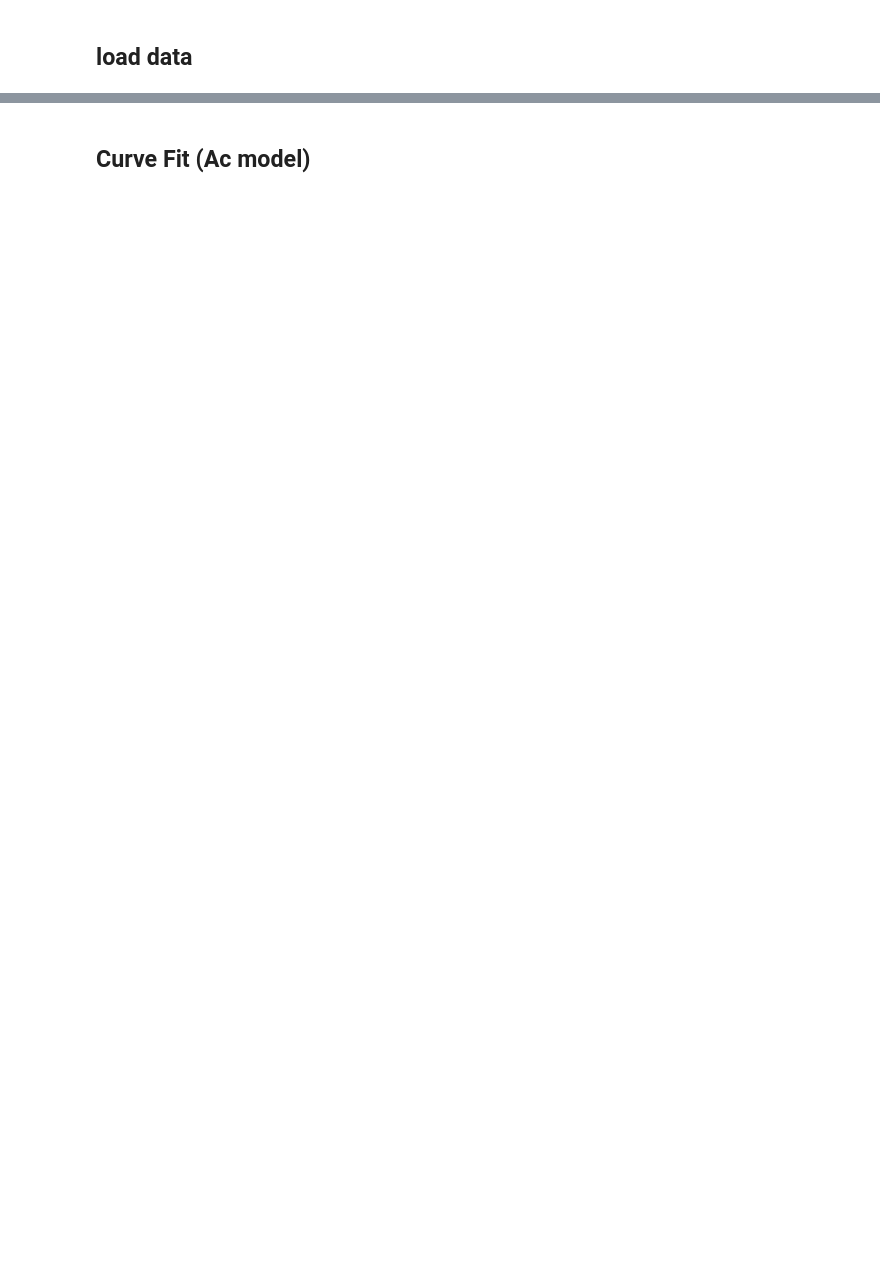
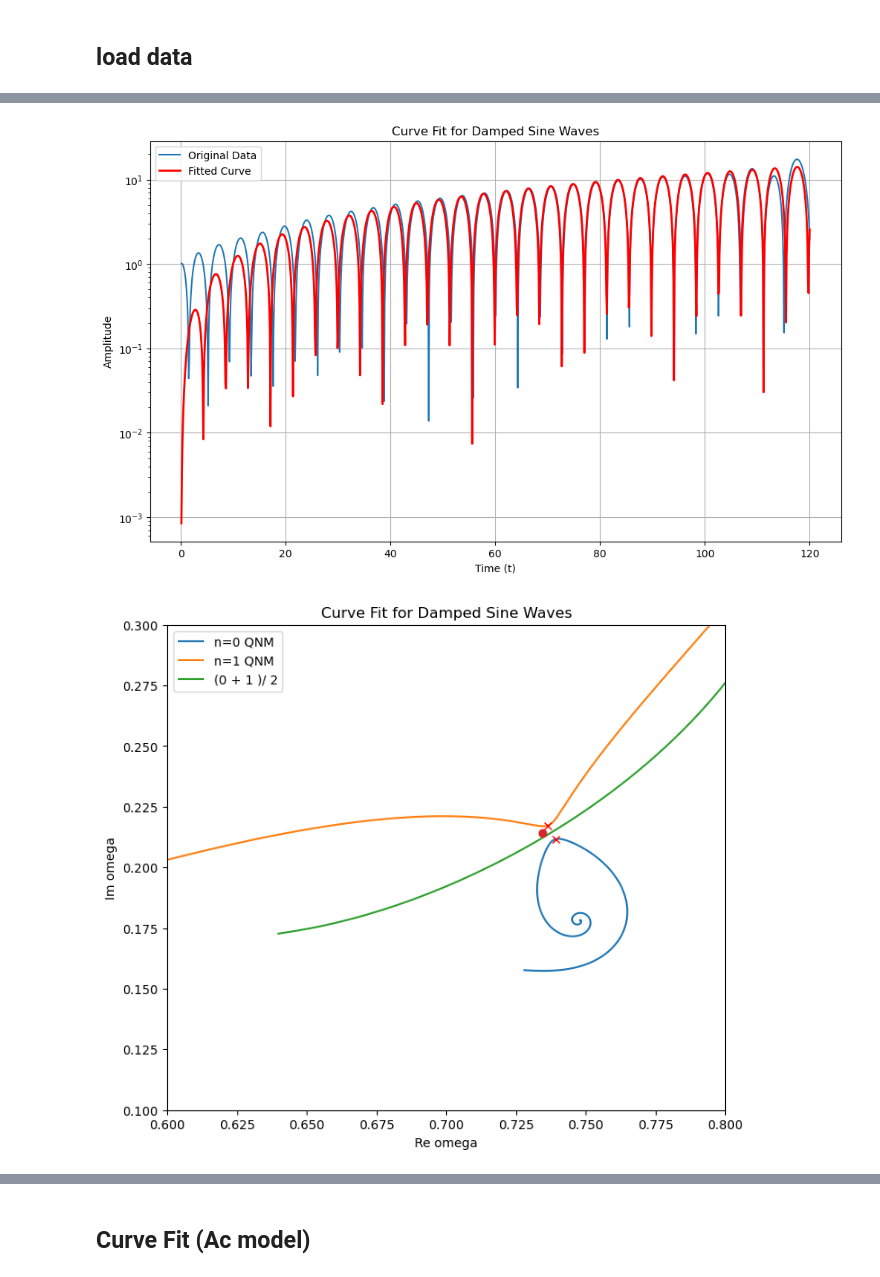
Before and after one commit to keiichirokubota/varpro, a Jupyter notebook: varpro.ipynb, the cells around one changed output, grey strips where cells are left out. Saved outputs shown, nothing was run; the diff lists cells and outputs as text; code cells hidden in the pictures; blank space fills up the shorter version.

```diff
--- a/varpro.ipynb
+++ b/varpro.ipynb
@@ -316,0 +336,77 @@ Animation 'animation_curve_fit_2QNM.gif' created successfully!
+# %%
+import numpy as np
+from scipy.optimize import curve_fit
+import matplotlib.pyplot as plt
+
+def fit_func(t, A2, A4, lambda1, omega1):
+    return ( A2 * t ) * np.exp(lambda1 * t) * np.sin(omega1 * t ) + ( A4 * t ) * np.exp(lambda1 * t) * np.sin(omega1 * t )
+
+
+# --- 2. カーブフィッティングの実行 ---
+# パラメータの初期推測値 (p0)
+# 良い初期値を与えることがフィッティング成功の鍵となります。
+# データを見て、おおよその値を推測します。
+initial_guess = [
+    1.0,  # A2
+    1.0,  # A4
+    # - (0.21443992534365 - damping_factor), # lambda1
+    # 0.737755493353,  # omega1
+    - ( 0.1779 - damping_factor), # lambda1
+    0.74734  # omega1
+]
+
+# パラメータの境界 (bounds) を設定 (オプションですが推奨)
+# A > 0, lambda < 0 など、物理的な制約を設けることで収束しやすくなります。
+bounds = (
+    [-np.inf, -np.inf, -np.inf, -2*np.pi,], # 下限
+    [ np.inf, np.inf, np.inf, 2*np.pi]  # 上限
+)
+
+try:
+    # curve_fit を実行
+    popt, pcov = curve_fit(
+        fit_func,
+        t_data,
+        y_data,
+        p0=initial_guess,
+        bounds=bounds,
+        maxfev=10000 # 計算回数の上限を増やす
+    )
+
+    # --- 3. 結果の表示 ---
+    print("フィッティングで得られた最適パラメータ:")
+    param_names = ['A2', 'A4', 'lambda1', 'omega1']
+    for name, value in zip(param_names, popt):
+        print(f"{name:>8s}: {value:.4f}")
+
+    # --- 4. 結果のプロット ---
+    plt.figure(figsize=(12, 7))
+    plt.semilogy(t_data, np.abs(y_data), label='Original Data')
+    plt.semilogy(t_data, np.abs(fit_func(t_data, *popt)), label='Fitted Curve', color='red', linewidth=2)
+    plt.title('Curve Fit for Damped Sine Waves')
+    plt.xlabel('Time (t)')
+    plt.ylabel('Amplitude')
+    plt.legend()
+    plt.grid(True)
+    plt.show()
+
+except RuntimeError as e:
+    print(f"フィッティングに失敗しました: {e}")
+    print("初期推測値(p0)や境界(bounds)を見直してください。")
+
+reqnm = [abs(popt[3])]
+imqnm = [abs(popt[2]-damping_factor)]
+fig=  plt.figure(figsize=(8, 7))
+plt.plot(reqnmn0_data, imqnmn0_data, label='n=0 QNM')
+plt.plot(reqnmn1_data, imqnmn1_data, label='n=1 QNM')
+plt.plot(reqnmn01average_data, imqnmn01average_data, label="(0 + 1 )/ 2")
+plt.plot(reqnm, imqnm, 'o')
+plt.plot([0.7391984327078, 0.736312554], [0.2116451411183, 0.217234709569], 'x', c='red')
+plt.xlim(0.6, 0.8)
+plt.ylim(0.10, 0.3)
+plt.title(f'Curve Fit for Damped Sine Waves')
+plt.xlabel('Re omega')
+plt.ylabel('Im omega')
+plt.legend()
+plt.savefig("resonance_2QNM.png", dpi=100)  # 保存する場合はコメントアウトを外す
+# %% [output]
@@ -316,0 +418,2 @@ Animation 'animation_curve_fit_2QNM.gif' created successfully!
+[figure, added]
+[figure, added]
```
Also changed, not shown: parts of 14 cells of this notebook, 10 other files.
